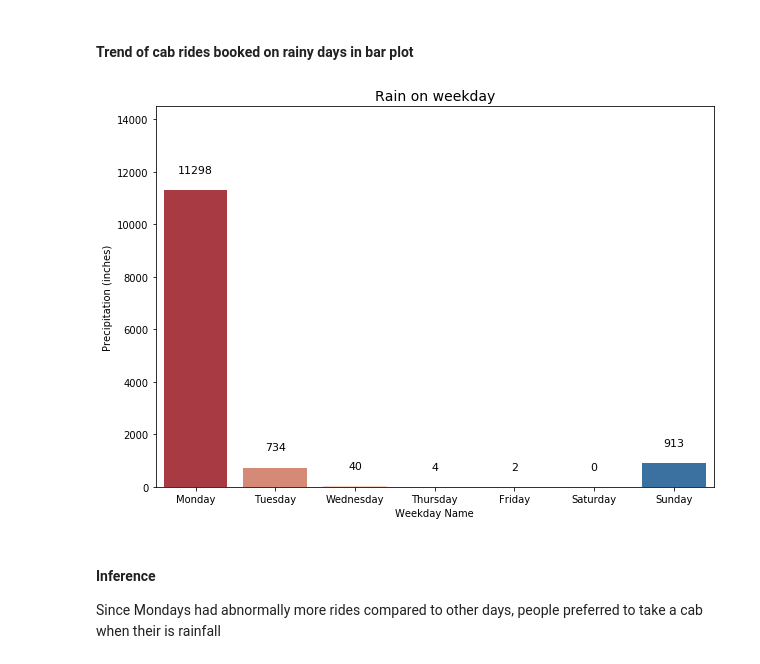
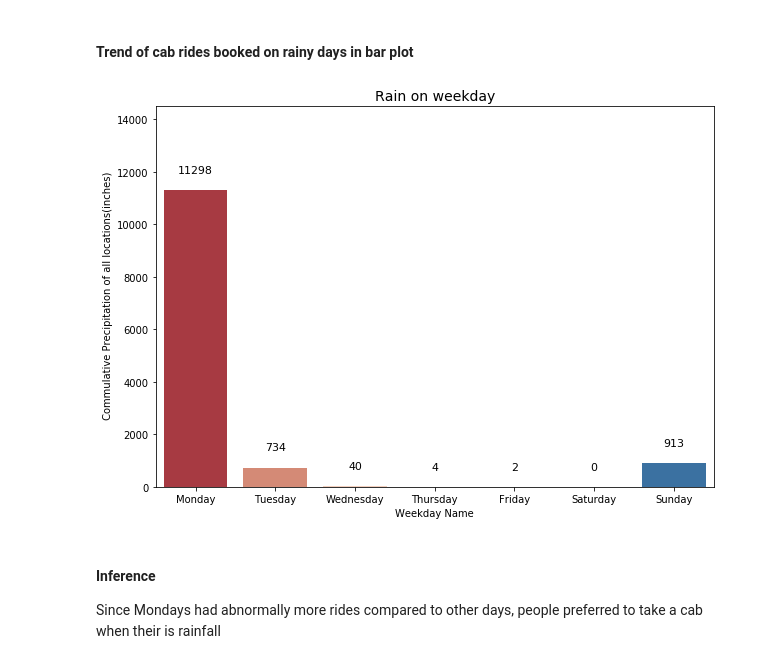
Before and after one commit to gchatterjee-git/eas503-project, a Jupyter notebook: Uber_Lyft_Prices.ipynb, the cells around one changed output. Drawn from its saved outputs; the diff is of its cells as text; code cells hidden in the pictures.

```diff
--- a/Uber_Lyft_Prices.ipynb
+++ b/Uber_Lyft_Prices.ipynb
@@ -293,19 +293,19 @@ df_rain_cab = df_merge.groupby(['weekday_name'])[['rain']].sum().reset_index()
 # %%
 plt.figure(figsize=(10,7))
 pal = sns.color_palette("RdBu_r", len(df_rain_cab))
 ax2 = sns.barplot(x='weekday_name',y='rain', data = df_rain_cab,order=['Monday', 'Tuesday', 'Wednesday', 'Thursday', 'Friday', 'Saturday', 'Sunday'], palette=np.array(pal[::-1]))
 
 plt.title("Rain on weekday", fontsize=14)
 plt.xlabel("Weekday Name")
-plt.ylabel("Precipitation (inches)")
+plt.ylabel(" Commulative Precipitation of all locations(inches)")
 
 for p in ax2.patches:
              ax2.annotate("%i" % p.get_height(), (p.get_x() + p.get_width() / 2., p.get_height()),
                  ha='center', va='center', fontsize=11, color='black', xytext=(0, 20),
                  textcoords='offset points')
 _ = ax2.set_ylim(0,14500)
 # %% [output]
-[figure, old version]
+[figure, new version]
 # %% [markdown]
 #### Inference
 Since Mondays had abnormally more rides compared to other days, people preferred to take a cab when their is rainfall
```
Also changed, not shown: parts of 8 cells of this notebook, 3 other files.
